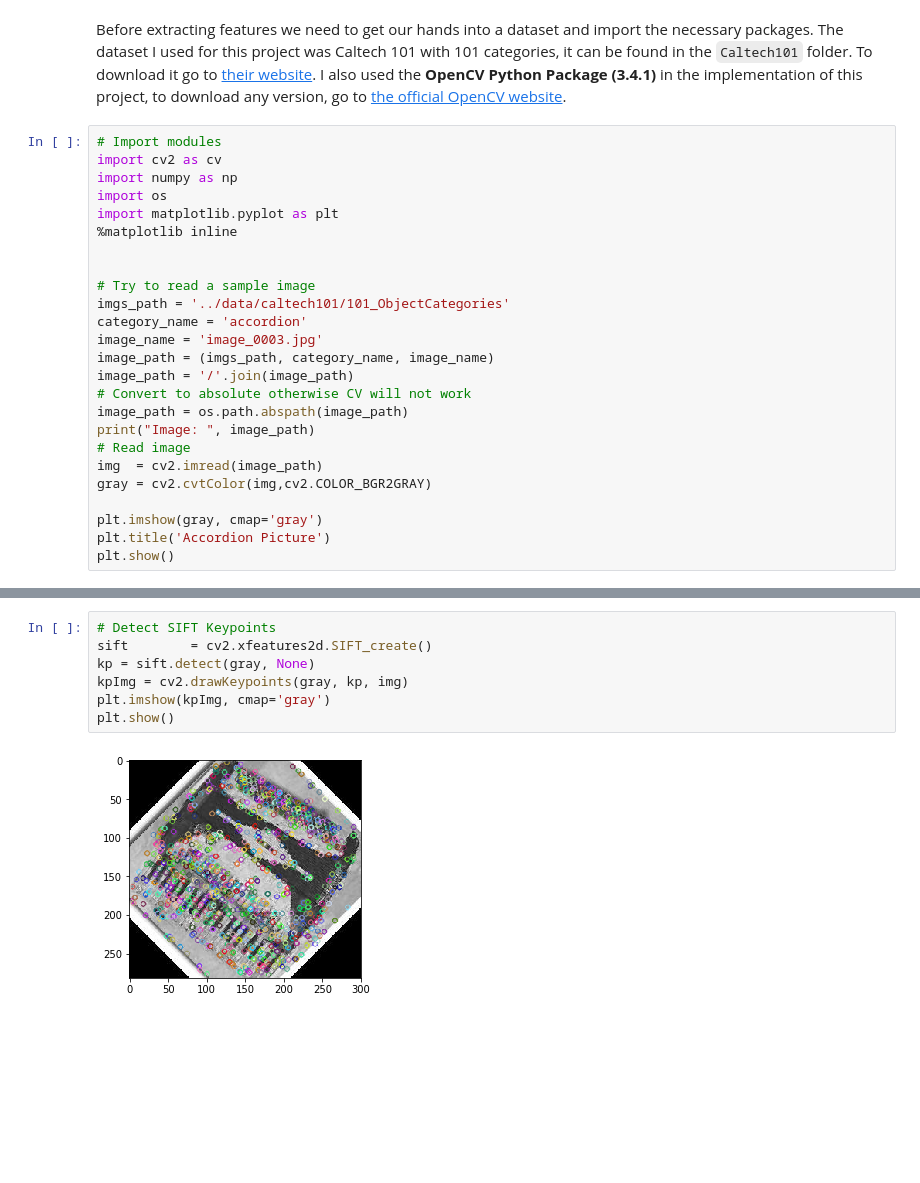
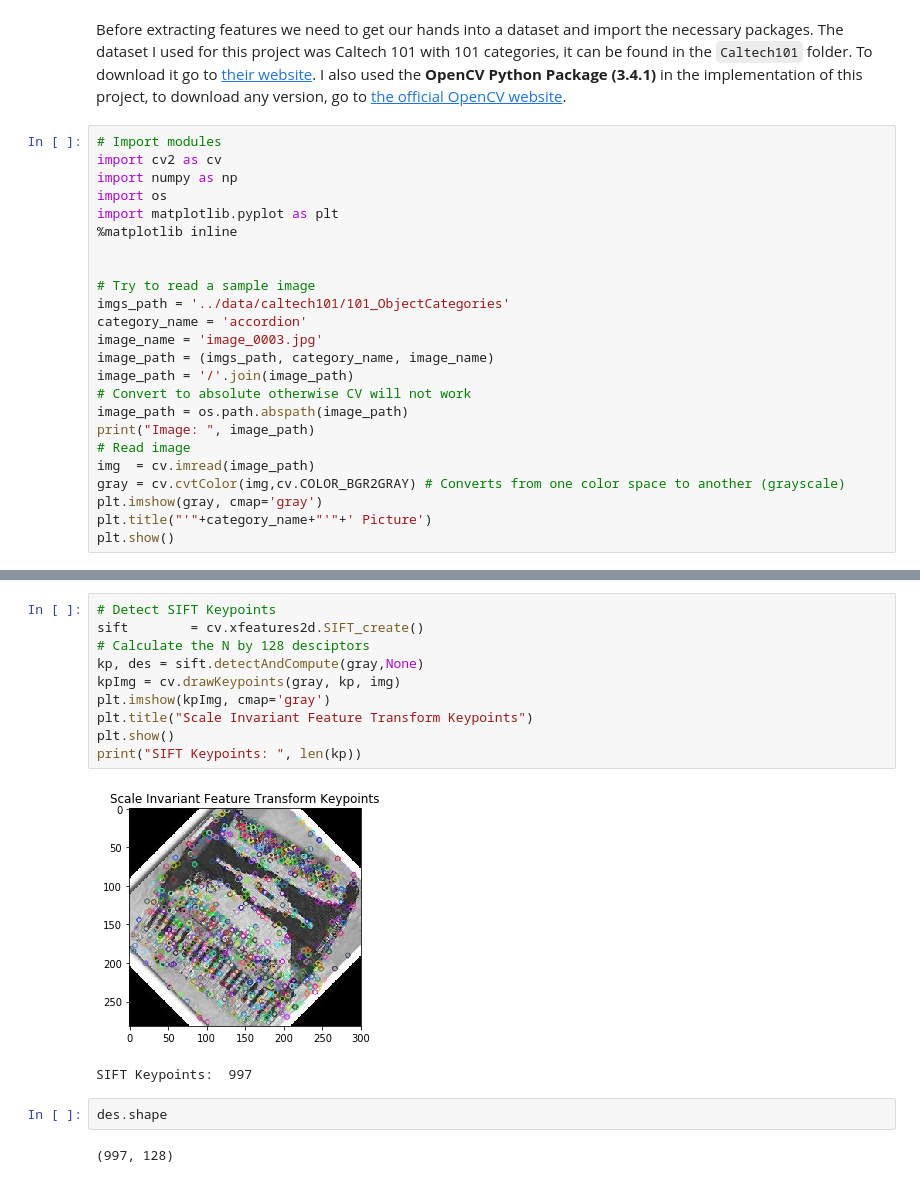
Before and after one commit to asciidiego/bag-of-visual-words, a Jupyter notebook: src/features.ipynb, the cells around one changed output, grey strips where cells are left out. Cells and saved outputs as stored; diff of their text form; blank space fills up the shorter version.

Commit message:
Managed to get the keypoint descriptors (just one more argument was needed)

```diff
--- a/src/features.ipynb
+++ b/src/features.ipynb
@@ -25,11 +25,10 @@ image_path = '/'.join(image_path)
 image_path = os.path.abspath(image_path)
 print("Image: ", image_path)
 # Read image
-img  = cv2.imread(image_path)
-gray = cv2.cvtColor(img,cv2.COLOR_BGR2GRAY)
-
+img  = cv.imread(image_path)
+gray = cv.cvtColor(img,cv.COLOR_BGR2GRAY) # Converts from one color space to another (grayscale)
 plt.imshow(gray, cmap='gray')
-plt.title('Accordion Picture')
+plt.title("'"+category_name+"'"+' Picture')
 plt.show()
 # %% [output]
 Image:  C:\Users\diego\Desktop\bag-of-words\data\caltech101\101_ObjectCategories\accordion\image_0003.jpg
@@ -37,9 +36,17 @@ Image:  C:\Users\diego\Desktop\bag-of-words\data\caltech101\101_ObjectCategories
 # %%
 # Detect SIFT Keypoints
-sift        = cv2.xfeatures2d.SIFT_create()
-kp = sift.detect(gray, None)
-kpImg = cv2.drawKeypoints(gray, kp, img)
+sift        = cv.xfeatures2d.SIFT_create()
+# Calculate the N by 128 desciptors
+kp, des = sift.detectAndCompute(gray,None)
+kpImg = cv.drawKeypoints(gray, kp, img)
 plt.imshow(kpImg, cmap='gray')
+plt.title("Scale Invariant Feature Transform Keypoints")
 plt.show()
+print("SIFT Keypoints: ", len(kp))
 # %% [output]
-[figure, old version]
+[figure, new version]
+SIFT Keypoints:  997
+# %%
+des.shape
+# %% [output]
+(997, 128)
```
Also changed, not shown: parts of 1 cell of this notebook.
